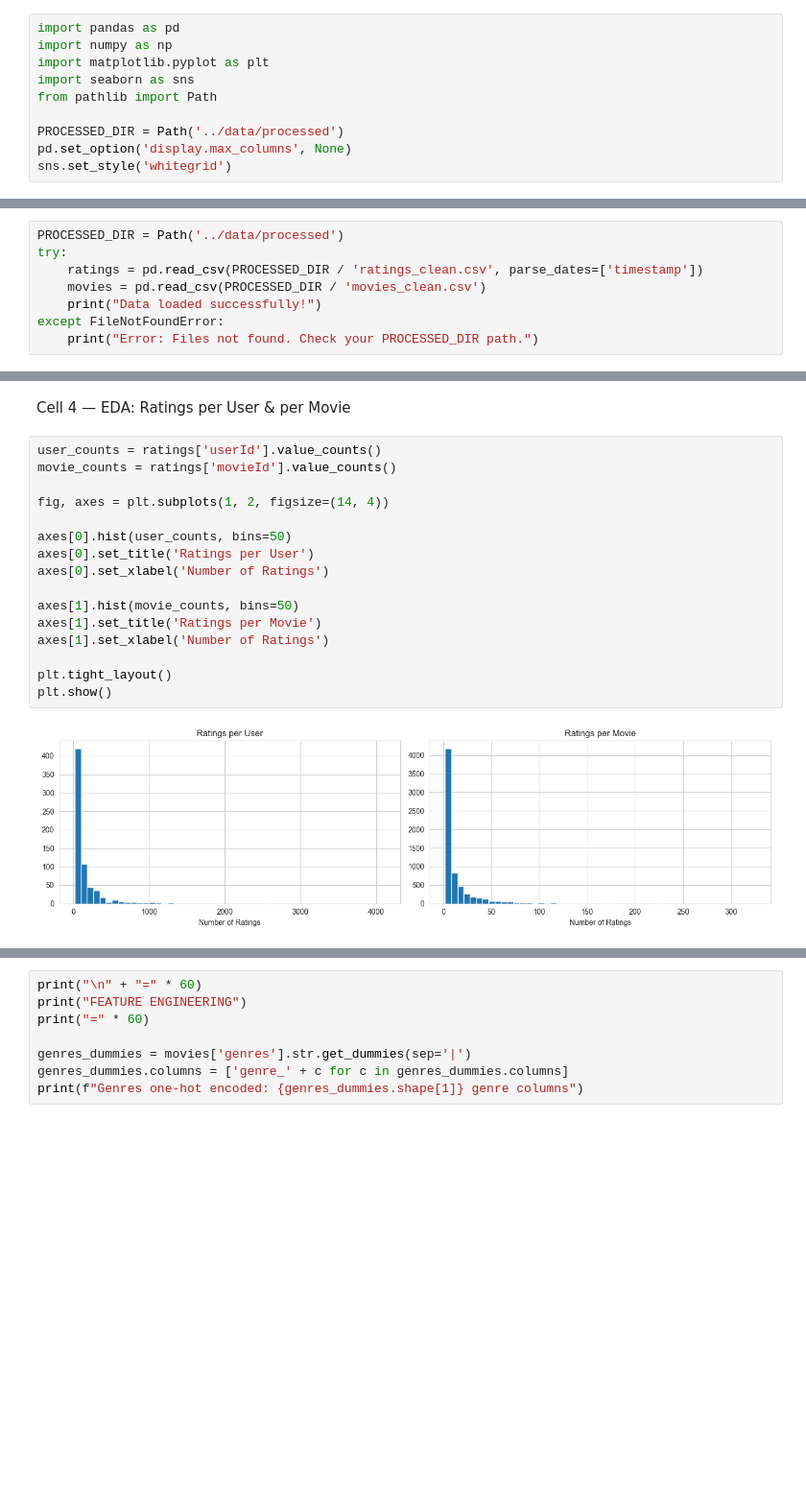
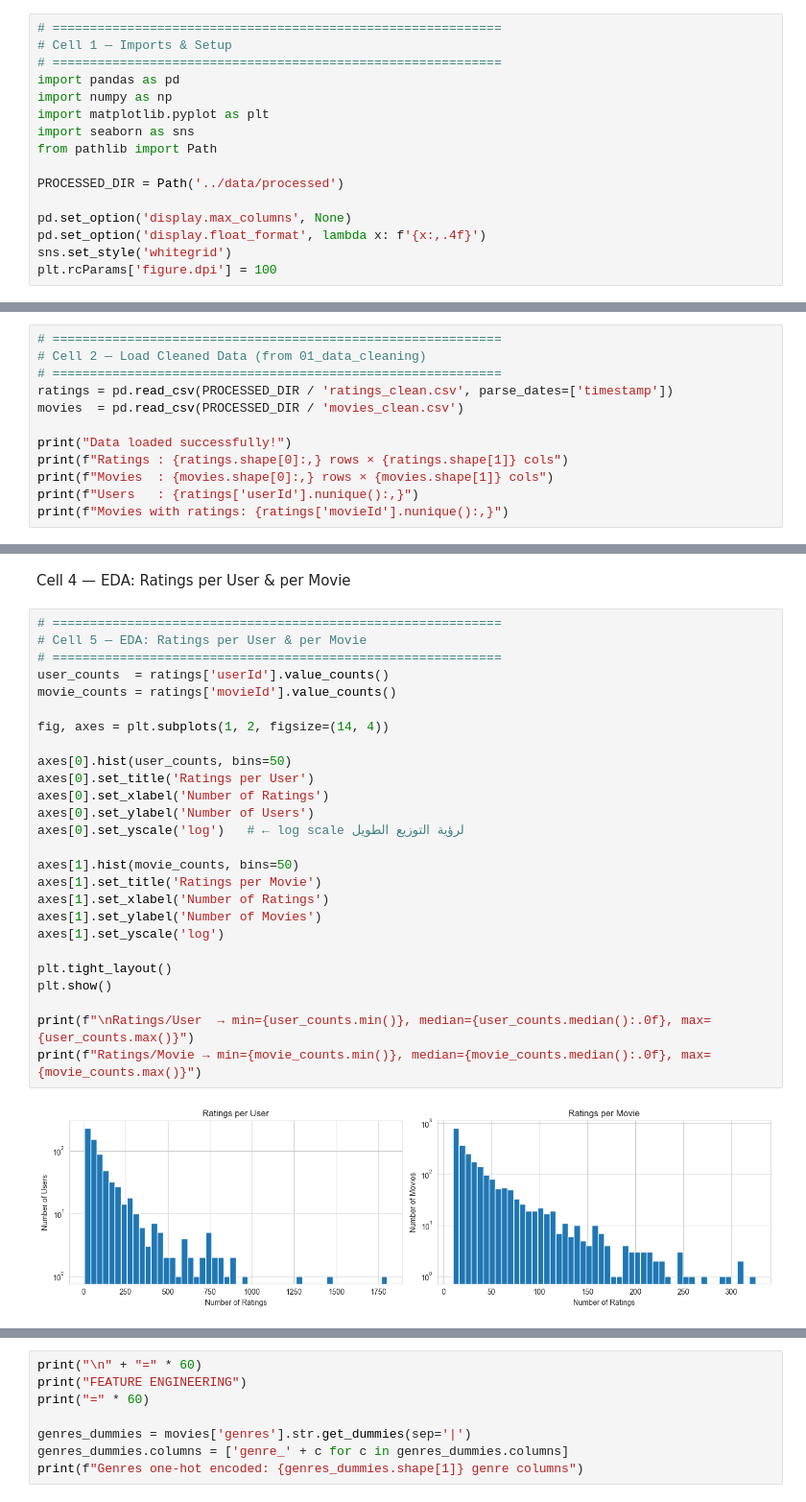
Before and after one commit to malakbzd/Movie-recommendation-system, a Jupyter notebook: Backend/notebooks/02_eda.ipynb, the cells around one changed output, grey strips where cells are left out. Shown at 96% size. Saved outputs shown, nothing was run; the diff lists cells and outputs as text; blank space fills up the shorter version.

```diff
--- a/Backend/notebooks/02_eda.ipynb
+++ b/Backend/notebooks/02_eda.ipynb
@@ -1,6 +1,9 @@
 # %% [markdown]
 Cell 1 — Imports & Setup
 # %%
+# ============================================================
+# Cell 1 — Imports & Setup
+# ============================================================
 import pandas as pd
 import numpy as np
 import matplotlib.pyplot as plt
@@ -8,17 +11,24 @@ import seaborn as sns
 from pathlib import Path
 
 PROCESSED_DIR = Path('../data/processed')
+
 pd.set_option('display.max_columns', None)
+pd.set_option('display.float_format', lambda x: f'{x:,.4f}')
 sns.set_style('whitegrid')
+plt.rcParams['figure.dpi'] = 100
 # %% [markdown]
 Cell 2 — Load Cleaned Data (from Week 3)
 # %%
-PROCESSED_DIR = Path('../data/processed')
-try:
-    ratings = pd.read_csv(PROCESSED_DIR / 'ratings_clean.csv', parse_dates=['timestamp'])
-    movies = pd.read_csv(PROCESSED_DIR / 'movies_clean.csv')
-    print("Data loaded successfully!")
-except FileNotFoundError:
-    print("Error: Files not found. Check your PROCESSED_DIR path.")
+# ============================================================
+# Cell 2 — Load Cleaned Data (from 01_data_cleaning)
+# ============================================================
+ratings = pd.read_csv(PROCESSED_DIR / 'ratings_clean.csv', parse_dates=['timestamp'])
+movies  = pd.read_csv(PROCESSED_DIR / 'movies_clean.csv')
+
+print("Data loaded successfully!")
+print(f"Ratings : {ratings.shape[0]:,} rows × {ratings.shape[1]} cols")
+print(f"Movies  : {movies.shape[0]:,} rows × {movies.shape[1]} cols")
+print(f"Users   : {ratings['userId'].nunique():,}")
+print(f"Movies with ratings: {ratings['movieId'].nunique():,}")
 # %% [output]
 Data loaded successfully!
@@ -95,20 +103,30 @@ Mean-centered ratings:
 # %% [markdown]
 Cell 4 — EDA: Ratings per User & per Movie
 # %%
-user_counts = ratings['userId'].value_counts()
+# ============================================================
+# Cell 5 — EDA: Ratings per User & per Movie
+# ============================================================
+user_counts  = ratings['userId'].value_counts()
 movie_counts = ratings['movieId'].value_counts()
 
 fig, axes = plt.subplots(1, 2, figsize=(14, 4))
 
 axes[0].hist(user_counts, bins=50)
 axes[0].set_title('Ratings per User')
 axes[0].set_xlabel('Number of Ratings')
+axes[0].set_ylabel('Number of Users')
+axes[0].set_yscale('log')   # ← log scale لرؤية التوزيع الطويل
 
 axes[1].hist(movie_counts, bins=50)
 axes[1].set_title('Ratings per Movie')
 axes[1].set_xlabel('Number of Ratings')
+axes[1].set_ylabel('Number of Movies')
+axes[1].set_yscale('log')
 
 plt.tight_layout()
 plt.show()
+
+print(f"\nRatings/User  → min={user_counts.min()}, median={user_counts.median():.0f}, max={user_counts.max()}")
+print(f"Ratings/Movie → min={movie_counts.min()}, median={movie_counts.median():.0f}, max={movie_counts.max()}")
 # %% [output]
-[figure, old version]
+[figure, new version]
```
Also changed, not shown: parts of 28 cells of this notebook.
